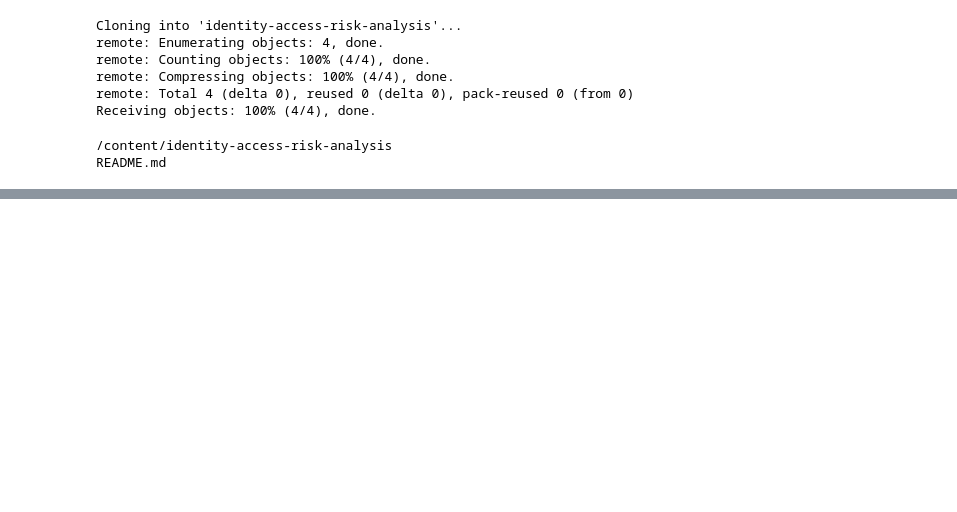
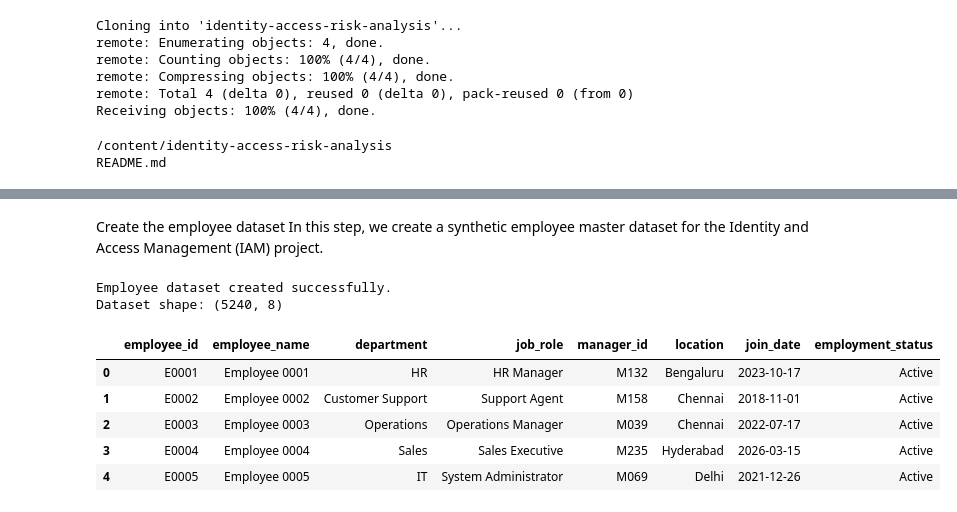
Before and after one commit to shreya-ds101/identity-access-risk-analysis, a Jupyter notebook: 01_project_setup.ipynb, the cells around one changed output, grey strips where cells are left out. Saved outputs shown, nothing was run; the diff lists cells and outputs as text; code cells hidden in the pictures; blank space fills up the shorter version.

Commit message:
Add data generation and risk analysis pipeline

```diff
--- a/01_project_setup.ipynb
+++ b/01_project_setup.ipynb
@@ -17,0 +37,79 @@ README.md
+# %% [markdown]
+Create the employee dataset
+In this step, we create a synthetic employee master dataset for the Identity and Access Management (IAM) project.
+# %%
+import pandas as pd
+import numpy as np
+from pathlib import Path
+
+# Fixed seed makes the same data reproducible
+rng = np.random.default_rng(42)
+
+reference_date = pd.Timestamp("2026-11-06")
+start_date = pd.Timestamp("2018-01-01")
+
+department_roles = {
+    "HR": ["HR Executive", "Recruiter", "HR Manager"],
+    "Finance": ["Accountant", "Financial Analyst", "Finance Manager"],
+    "Marketing": ["Marketing Executive", "Marketing Manager"],
+    "Sales": ["Sales Executive", "Sales Manager"],
+    "IT": ["IT Support", "System Administrator", "IT Manager"],
+    "Operations": ["Operations Analyst", "Operations Manager"],
+    "Customer Support": ["Support Agent", "Support Manager"],
+    "Legal & Compliance": ["Compliance Analyst", "Compliance Manager"]
+}
+
+locations = [
+    "Delhi", "Mumbai", "Bengaluru",
+    "Hyderabad", "Pune", "Chennai"
+]
+
+employees = []
+
+for number in range(1, 5241):
+    department = rng.choice(list(department_roles.keys()))
+    job_role = rng.choice(department_roles[department])
+
+    random_days = int(
+        rng.integers(
+            0,
+            (reference_date - start_date).days + 1
+        )
+    )
+
+    join_date = start_date + pd.Timedelta(days=random_days)
+
+    employee = {
+        "employee_id": f"E{number:04d}",
+        "employee_name": f"Employee {number:04d}",
+        "department": department,
+        "job_role": job_role,
+        "manager_id": f"M{int(rng.integers(1, 301)):03d}",
+        "location": rng.choice(locations),
+        "join_date": join_date.date(),
+        "employment_status": rng.choice(
+            ["Active", "On Leave", "Inactive"],
+            p=[0.95, 0.03, 0.02]
+        )
+    }
+
+    employees.append(employee)
+
+employees_df = pd.DataFrame(employees)
+
+# Save the dataset
+Path("data/raw").mkdir(parents=True, exist_ok=True)
+employees_df.to_csv("data/raw/employees.csv", index=False)
+
+print("Employee dataset created successfully.")
+print("Dataset shape:", employees_df.shape)
+display(employees_df.head())
+# %% [output]
+Employee dataset created successfully.
+Dataset shape: (5240, 8)
+|  | employee_id | employee_name | department | job_role | manager_id | location | join_date | employment_status |
+| 0 | E0001 | Employee 0001 | HR | HR Manager | M132 | Bengaluru | 2023-10-17 | Active |
+| 1 | E0002 | Employee 0002 | Customer Support | Support Agent | M158 | Chennai | 2018-11-01 | Active |
+| 2 | E0003 | Employee 0003 | Operations | Operations Manager | M039 | Chennai | 2022-07-17 | Active |
+| 3 | E0004 | Employee 0004 | Sales | Sales Executive | M235 | Hyderabad | 2026-03-15 | Active |
+| 4 | E0005 | Employee 0005 | IT | System Administrator | M069 | Delhi | 2021-12-26 | Active |
```
Also changed, not shown: parts of 11 cells of this notebook.
